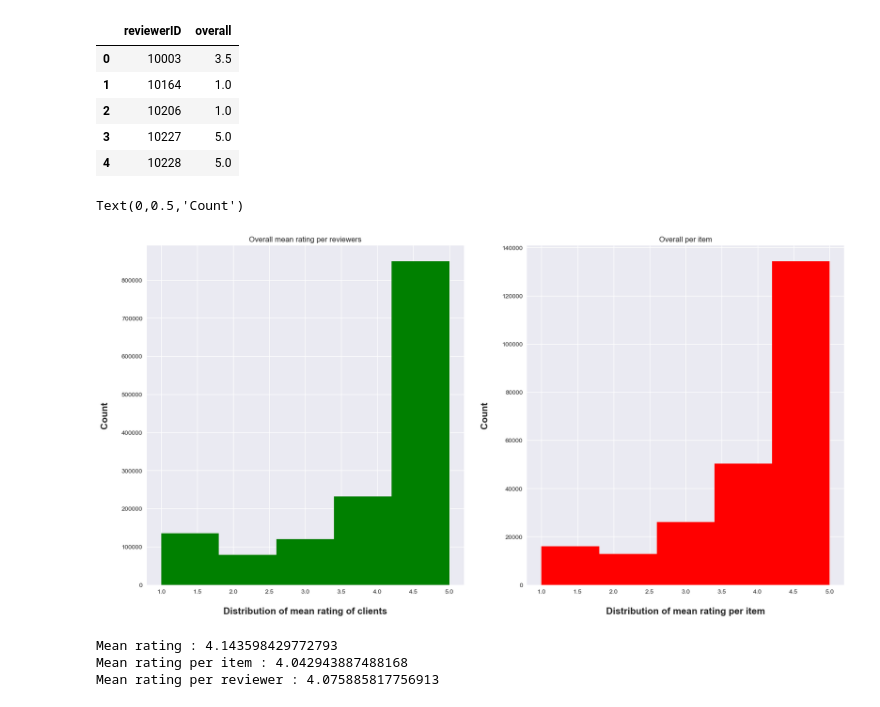
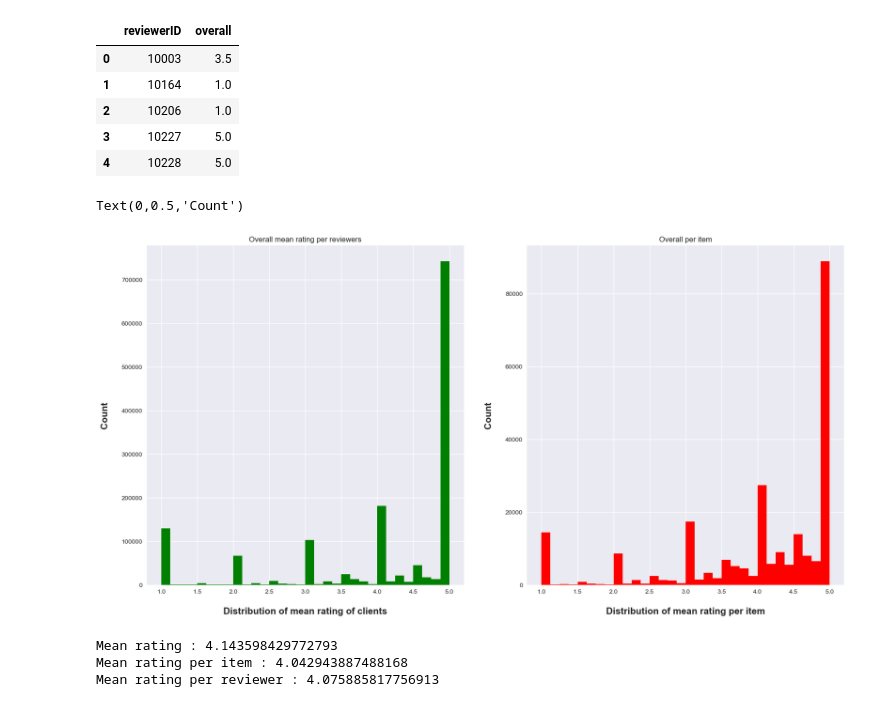
Before and after one commit to epfl-ada-project-amazon/data-analysis, a Jupyter notebook: project.pets.ipynb, the cells around one changed output. Cells and saved outputs as stored; diff of their text form; code cells hidden in the pictures.

```diff
--- a/project.pets.ipynb
+++ b/project.pets.ipynb
@@ -162,11 +162,9 @@ df = df.rename(columns={
     'review_body': 'reviewText',
     'star_rating': 'overall',
     'review_date': 'reviewTime'
-})
+}).dropna()
 
-# Compute unix review time
-df['unixReviewTime'] = df.reviewTime.map(
-    lambda s: int(time.mktime(datetime.datetime.strptime('2015-02-12', '%Y-%m-%d').timetuple())))
+df['unixReviewTime'] = df.reviewTime.map(lambda s: int(time.mktime(datetime.datetime.strptime(s, '%Y-%m-%d').timetuple())))
 # %%
 df.head(4)
 # %% [output]
@@ -184,7 +182,6 @@ df.head(4)
 #df['asin'] = df.asin.astype('str')
 
 print(df.dtypes) # type of each attribute
-df = df.dropna()
 # %% [output]
 reviewerID          int64
 asin               object
@@ -429,18 +426,18 @@ gby_reviewers.head(5)
 # %%
 fig, axes = plt.subplots(1, 2,figsize=(20,10))
 
-axes[0].hist(gby_reviewers['overall'], bins=5, facecolor='g')
+axes[0].hist(gby_reviewers['overall'], bins=32, facecolor='g')
 axes[0].set_title('Overall mean rating per reviewers')
 axes[0].set_xlabel('Distribution of mean rating of clients',labelpad=20, weight='bold', size=15)
 axes[0].set_ylabel('Count',labelpad=20, weight='bold', size=15)
 
-axes[1].hist(gby_product['overall'], bins=5, facecolor='r')
+axes[1].hist(gby_product['overall'], bins=32, facecolor='r')
 axes[1].set_title('Overall per item')
 axes[1].set_xlabel('Distribution of mean rating per item',labelpad=20, weight='bold', size=15)
 axes[1].set_ylabel('Count',labelpad=20, weight='bold', size=15)
 # %% [output]
 Text(0,0.5,'Count')
-[figure, old version]
+[figure, new version]
 # %%
 mean_rating_items = gby_product['overall'].mean()
 mean_rating_reviewers = gby_reviewers['overall'].mean()
```
Also changed, not shown: parts of 15 cells of this notebook, 4 other files.
